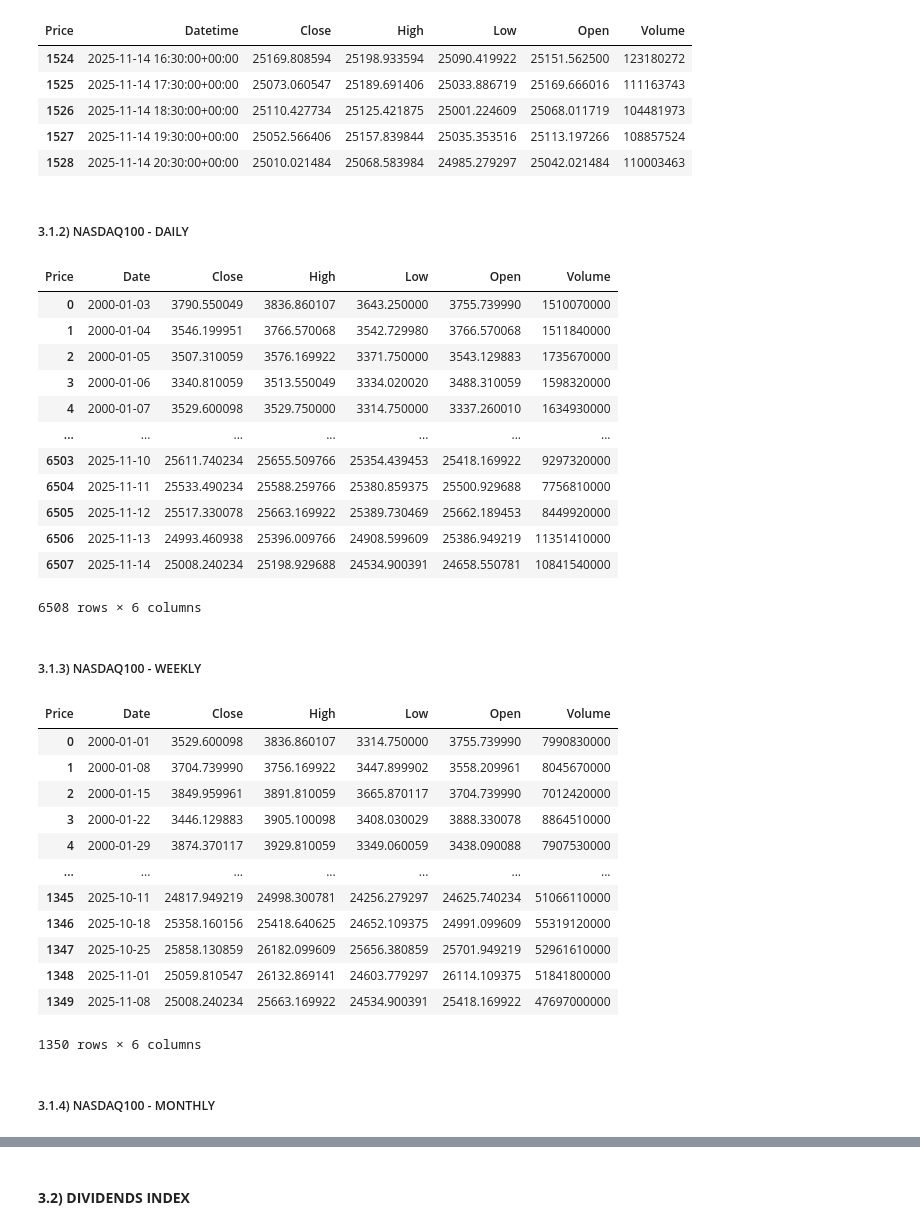
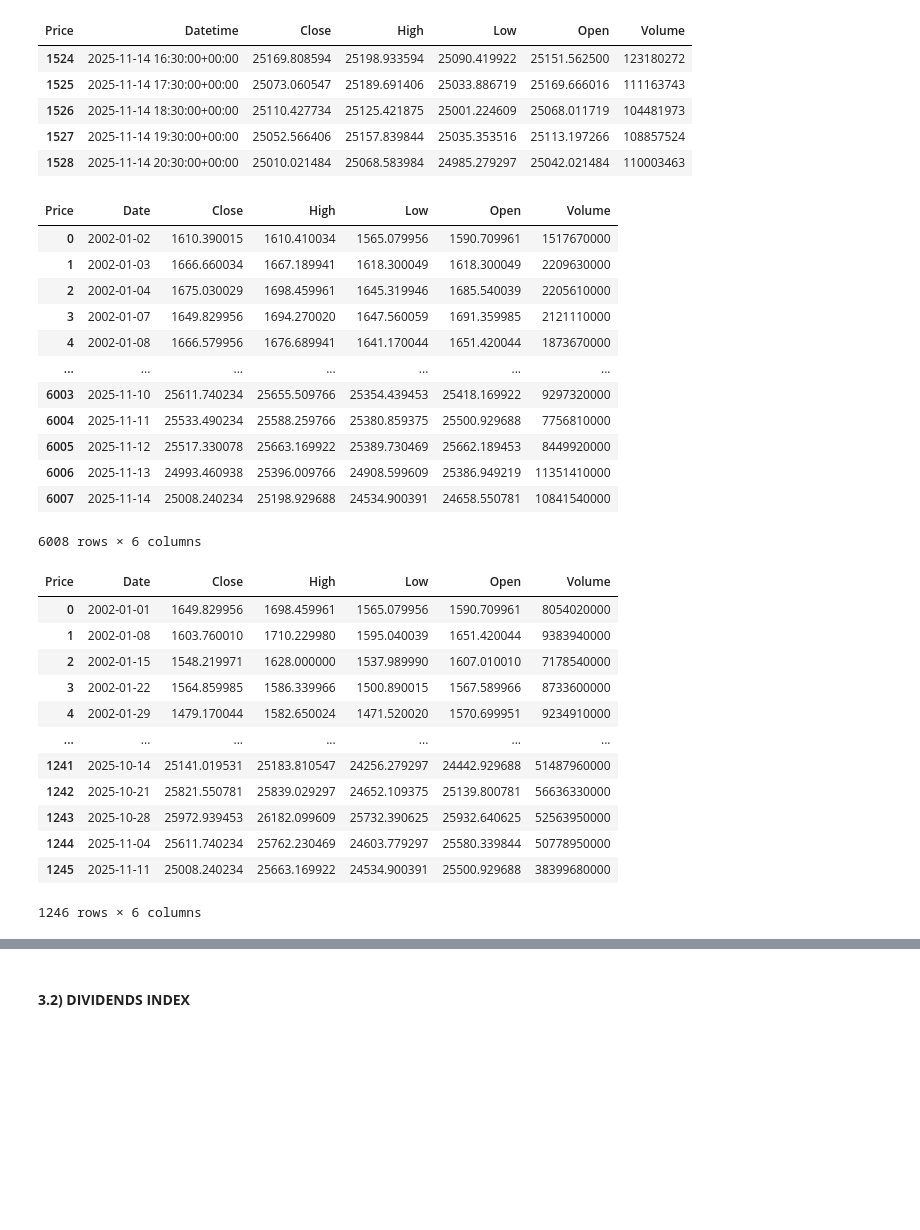
Before and after one commit to EliaLand/Martingale_FVM_AssetPricing, a Jupyter notebook: data_extraction/main.ipynb, the cells around one changed output, grey strips where cells are left out. Cells and saved outputs as stored; diff of their text form; code cells hidden in the pictures; blank space fills up the shorter version.

```diff
--- a/data_extraction/main.ipynb
+++ b/data_extraction/main.ipynb
@@ -41,13 +39,11 @@ df.tail()
 | 1526 | 2025-11-14 18:30:00+00:00 | 25110.427734 | 25125.421875 | 25001.224609 | 25068.011719 | 104481973 |
 | 1527 | 2025-11-14 19:30:00+00:00 | 25052.566406 | 25157.839844 | 25035.353516 | 25113.197266 | 108857524 |
 | 1528 | 2025-11-14 20:30:00+00:00 | 25010.021484 | 25068.583984 | 24985.279297 | 25042.021484 | 110003463 |
-# %% [markdown]
-##### 3.1.2) NASDAQ100 - DAILY
 # %%
-# NASDAQ100 - ^NDX (daily, price (USD), 2000-01-01, 2025-11-15)
+# NASDAQ100 - ^NDX (daily, price (USD), 2002-01-01, 2025-11-15)
 
 ticker = "^NDX"
-start = "2000-01-01"
+start = "2002-01-01"
 end = "2025-11-15"
 frequency = "1d"
 
@@ -58,47 +54,43 @@ df.to_csv("raw_df/nasdaq_daily_df.csv", index=False)
 df
 # %% [output]
 | Price | Date | Close | High | Low | Open | Volume |
-| 0 | 2000-01-03 | 3790.550049 | 3836.860107 | 3643.250000 | 3755.739990 | 1510070000 |
-| 1 | 2000-01-04 | 3546.199951 | 3766.570068 | 3542.729980 | 3766.570068 | 1511840000 |
-| 2 | 2000-01-05 | 3507.310059 | 3576.169922 | 3371.750000 | 3543.129883 | 1735670000 |
-| 3 | 2000-01-06 | 3340.810059 | 3513.550049 | 3334.020020 | 3488.310059 | 1598320000 |
-| 4 | 2000-01-07 | 3529.600098 | 3529.750000 | 3314.750000 | 3337.260010 | 1634930000 |
+| 0 | 2002-01-02 | 1610.390015 | 1610.410034 | 1565.079956 | 1590.709961 | 1517670000 |
+| 1 | 2002-01-03 | 1666.660034 | 1667.189941 | 1618.300049 | 1618.300049 | 2209630000 |
+| 2 | 2002-01-04 | 1675.030029 | 1698.459961 | 1645.319946 | 1685.540039 | 2205610000 |
+| 3 | 2002-01-07 | 1649.829956 | 1694.270020 | 1647.560059 | 1691.359985 | 2121110000 |
+| 4 | 2002-01-08 | 1666.579956 | 1676.689941 | 1641.170044 | 1651.420044 | 1873670000 |
 | ... | ... | ... | ... | ... | ... | ... |
-| 6503 | 2025-11-10 | 25611.740234 | 25655.509766 | 25354.439453 | 25418.169922 | 9297320000 |
-| 6504 | 2025-11-11 | 25533.490234 | 25588.259766 | 25380.859375 | 25500.929688 | 7756810000 |
-| 6505 | 2025-11-12 | 25517.330078 | 25663.169922 | 25389.730469 | 25662.189453 | 8449920000 |
-| 6506 | 2025-11-13 | 24993.460938 | 25396.009766 | 24908.599609 | 25386.949219 | 11351410000 |
-| 6507 | 2025-11-14 | 25008.240234 | 25198.929688 | 24534.900391 | 24658.550781 | 10841540000 |
+| 6003 | 2025-11-10 | 25611.740234 | 25655.509766 | 25354.439453 | 25418.169922 | 9297320000 |
+| 6004 | 2025-11-11 | 25533.490234 | 25588.259766 | 25380.859375 | 25500.929688 | 7756810000 |
+| 6005 | 2025-11-12 | 25517.330078 | 25663.169922 | 25389.730469 | 25662.189453 | 8449920000 |
+| 6006 | 2025-11-13 | 24993.460938 | 25396.009766 | 24908.599609 | 25386.949219 | 11351410000 |
+| 6007 | 2025-11-14 | 25008.240234 | 25198.929688 | 24534.900391 | 24658.550781 | 10841540000 |
-6508 rows × 6 columns
+6008 rows × 6 columns
-# %% [markdown]
-##### 3.1.3) NASDAQ100 - WEEKLY
 # %%
-# NASDAQ100 - ^NDX (weekly, price (USD), 2000-01-01, 2025-11-15)
+# NASDAQ100 - ^NDX (weekly, price (USD), 2002-01-01, 2025-11-15)
 
 ticker = "^NDX"
-start = "2000-01-01"
+start = "2002-01-01"
 end = "2025-11-15"
 frequency = "1wk"
 
 df = fetch_YFINANCE(ticker, start, end, frequency)
 
 # Uploading in aggregate_df
 df.to_csv("raw_df/nasdaq_weekly_df.csv", index=False)
 df
 # %% [output]
 | Price | Date | Close | High | Low | Open | Volume |
-| 0 | 2000-01-01 | 3529.600098 | 3836.860107 | 3314.750000 | 3755.739990 | 7990830000 |
-| 1 | 2000-01-08 | 3704.739990 | 3756.169922 | 3447.899902 | 3558.209961 | 8045670000 |
-| 2 | 2000-01-15 | 3849.959961 | 3891.810059 | 3665.870117 | 3704.739990 | 7012420000 |
-| 3 | 2000-01-22 | 3446.129883 | 3905.100098 | 3408.030029 | 3888.330078 | 8864510000 |
-| 4 | 2000-01-29 | 3874.370117 | 3929.810059 | 3349.060059 | 3438.090088 | 7907530000 |
+| 0 | 2002-01-01 | 1649.829956 | 1698.459961 | 1565.079956 | 1590.709961 | 8054020000 |
+| 1 | 2002-01-08 | 1603.760010 | 1710.229980 | 1595.040039 | 1651.420044 | 9383940000 |
+| 2 | 2002-01-15 | 1548.219971 | 1628.000000 | 1537.989990 | 1607.010010 | 7178540000 |
+| 3 | 2002-01-22 | 1564.859985 | 1586.339966 | 1500.890015 | 1567.589966 | 8733600000 |
+| 4 | 2002-01-29 | 1479.170044 | 1582.650024 | 1471.520020 | 1570.699951 | 9234910000 |
 | ... | ... | ... | ... | ... | ... | ... |
-| 1345 | 2025-10-11 | 24817.949219 | 24998.300781 | 24256.279297 | 24625.740234 | 51066110000 |
-| 1346 | 2025-10-18 | 25358.160156 | 25418.640625 | 24652.109375 | 24991.099609 | 55319120000 |
-| 1347 | 2025-10-25 | 25858.130859 | 26182.099609 | 25656.380859 | 25701.949219 | 52961610000 |
-| 1348 | 2025-11-01 | 25059.810547 | 26132.869141 | 24603.779297 | 26114.109375 | 51841800000 |
-| 1349 | 2025-11-08 | 25008.240234 | 25663.169922 | 24534.900391 | 25418.169922 | 47697000000 |
+| 1241 | 2025-10-14 | 25141.019531 | 25183.810547 | 24256.279297 | 24442.929688 | 51487960000 |
+| 1242 | 2025-10-21 | 25821.550781 | 25839.029297 | 24652.109375 | 25139.800781 | 56636330000 |
+| 1243 | 2025-10-28 | 25972.939453 | 26182.099609 | 25732.390625 | 25932.640625 | 52563950000 |
+| 1244 | 2025-11-04 | 25611.740234 | 25762.230469 | 24603.779297 | 25580.339844 | 50778950000 |
+| 1245 | 2025-11-11 | 25008.240234 | 25663.169922 | 24534.900391 | 25500.929688 | 38399680000 |
-1350 rows × 6 columns
+1246 rows × 6 columns
-# %% [markdown]
-##### 3.1.4) NASDAQ100 - MONTHLY
 # %%
```
Also changed, not shown: parts of 8 cells of this notebook, 7 other files.
